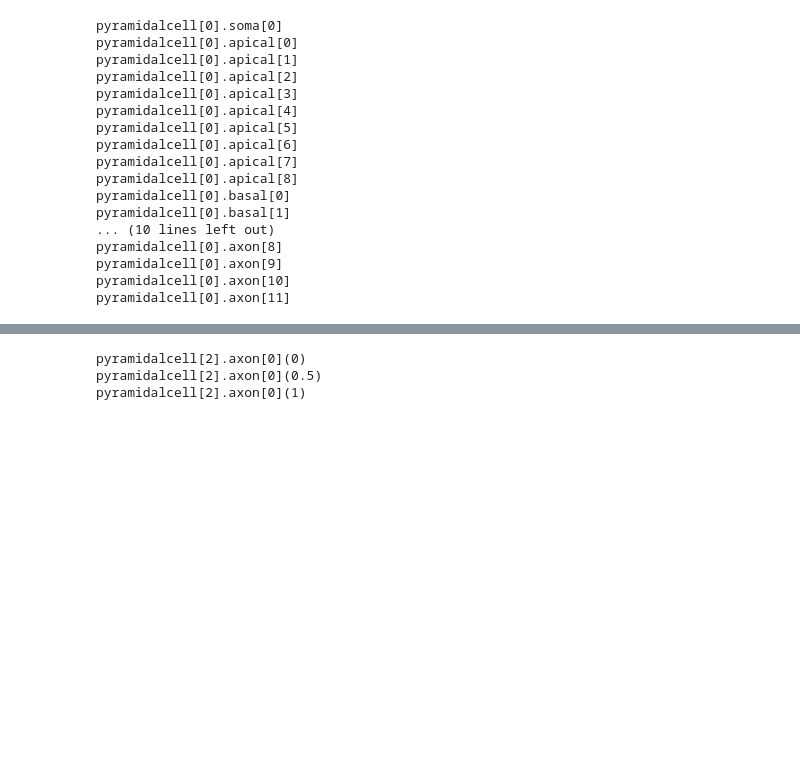
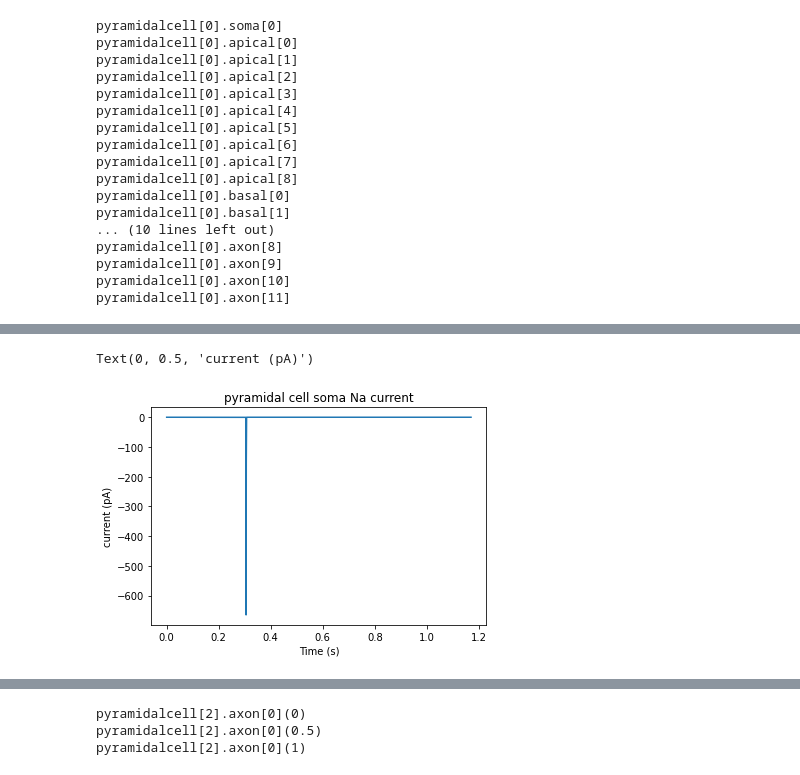
Before and after one commit to ddopp4877/CA1_model, a Jupyter notebook: ch2pyrtesting.ipynb, the cells around one changed output, grey strips where cells are left out. Cells and saved outputs as stored; diff of their text form; code cells hidden in the pictures; blank space fills up the shorter version.

```diff
--- a/ch2pyrtesting.ipynb
+++ b/ch2pyrtesting.ipynb
@@ -113 +137,9 @@ for j in range(2):
+# %%
+plt.plot(time[:5850],resIna[:5850,:0+len(InjList[1])]*1000)
+plt.title('pyramidal cell soma Na current')
+plt.xlabel('Time (s)')
+plt.ylabel('current (pA)')
+# %% [output]
+Text(0, 0.5, 'current (pA)')
+[figure, added]
 # %%
```
Also changed, not shown: parts of 14 cells of this notebook, 4 other files.
